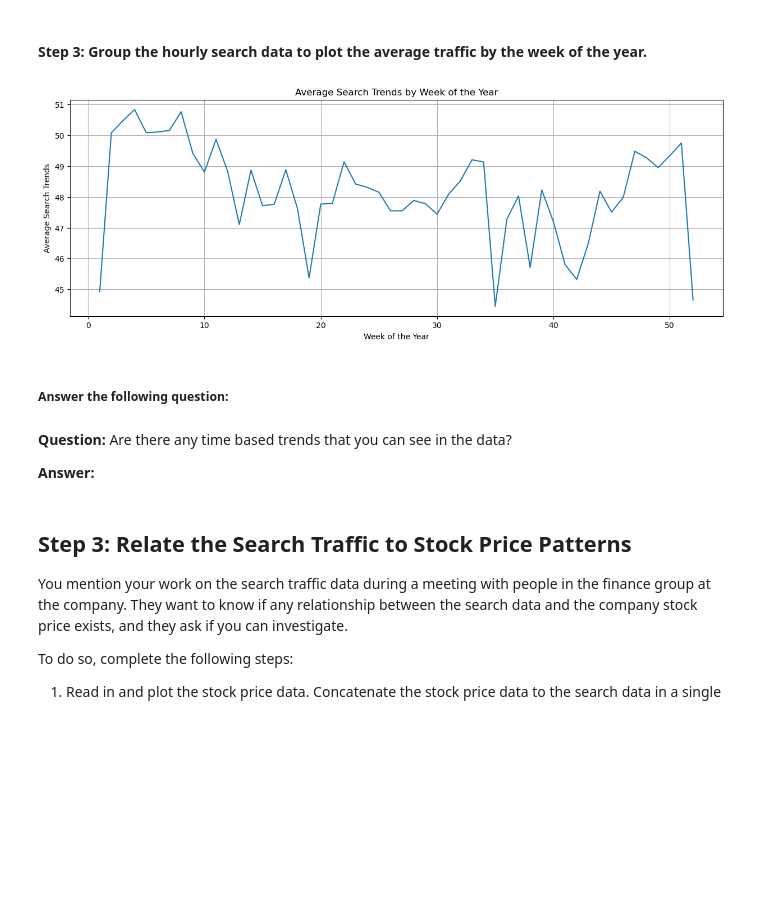
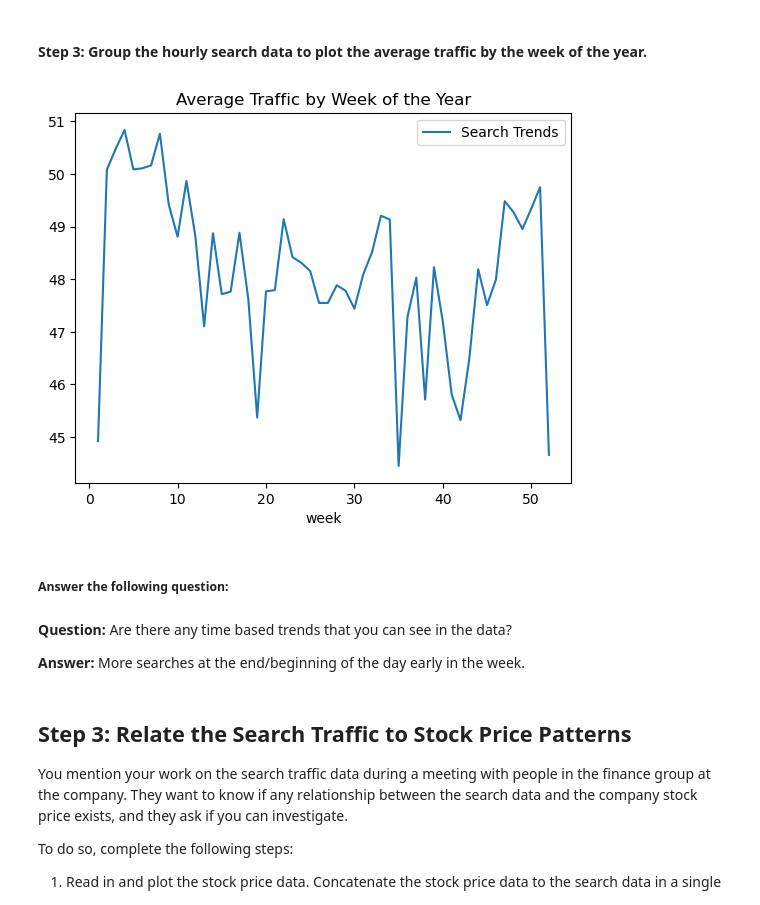
Before and after one commit to NotStephen9001/prophet-challenge, a Jupyter notebook: forecasting_net_prophet.ipynb, the cells around one changed output. Drawn from its saved outputs; the diff is of its cells as text; code cells hidden in the pictures; blank space fills up the shorter version.

```diff
--- a/forecasting_net_prophet.ipynb
+++ b/forecasting_net_prophet.ipynb
@@ -187,23 +155,25 @@ daily_averages['Search Trends'].plot(kind='line')
 # %% [markdown]
 #### Step 3: Group the hourly search data to plot the average traffic by the week of the year.
+# %%
+df_mercado_trends.reset_index(inplace=True)
+
+df_mercado_trends.rename(columns={df_mercado_trends.columns[0]: 'Date'}, inplace=True)
+
+df_mercado_trends['Date'] = pd.to_datetime(df_mercado_trends['Date'])
+
+df_mercado_trends.set_index('Date', inplace=True)
 # %%
 # Group the hourly search data to plot the average traffic by the week of the year
-weekly_averages = df_mercado_trends.groupby(df_mercado_trends.index.isocalendar().week).mean()
-
-plt.figure(figsize=(15, 5))
-weekly_averages['Search Trends'].plot(kind='line', title='Average Search Trends by Week of the Year')
-plt.xlabel('Week of the Year')
-plt.ylabel('Average Search Trends')
-plt.grid(True)
+df_mercado_trends.groupby(df_mercado_trends.index.isocalendar().week).mean().plot(title='Average Traffic by Week of the Year')
 plt.show()
 # %% [output]
-[figure, old version]
+[figure, new version]
 # %% [markdown]
 ##### Answer the following question:
 # %% [markdown]
 **Question:** Are there any time based trends that you can see in the data?
 
-**Answer:**
+**Answer:** More searches at the end/beginning of the day early in the week.
 # %% [markdown]
 ## Step 3: Relate the Search Traffic to Stock Price Patterns
 
```
Also changed, not shown: parts of 32 cells of this notebook.
